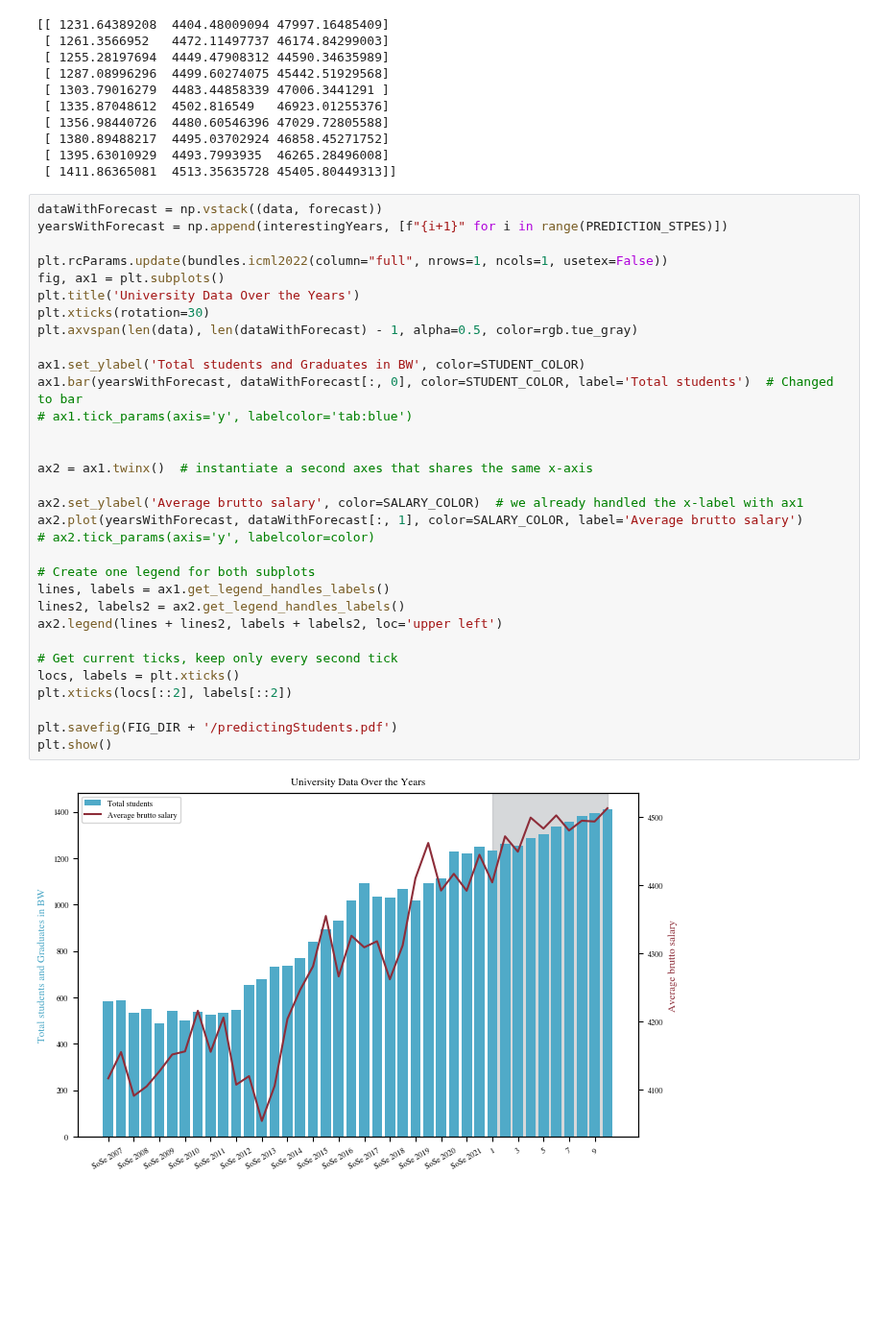
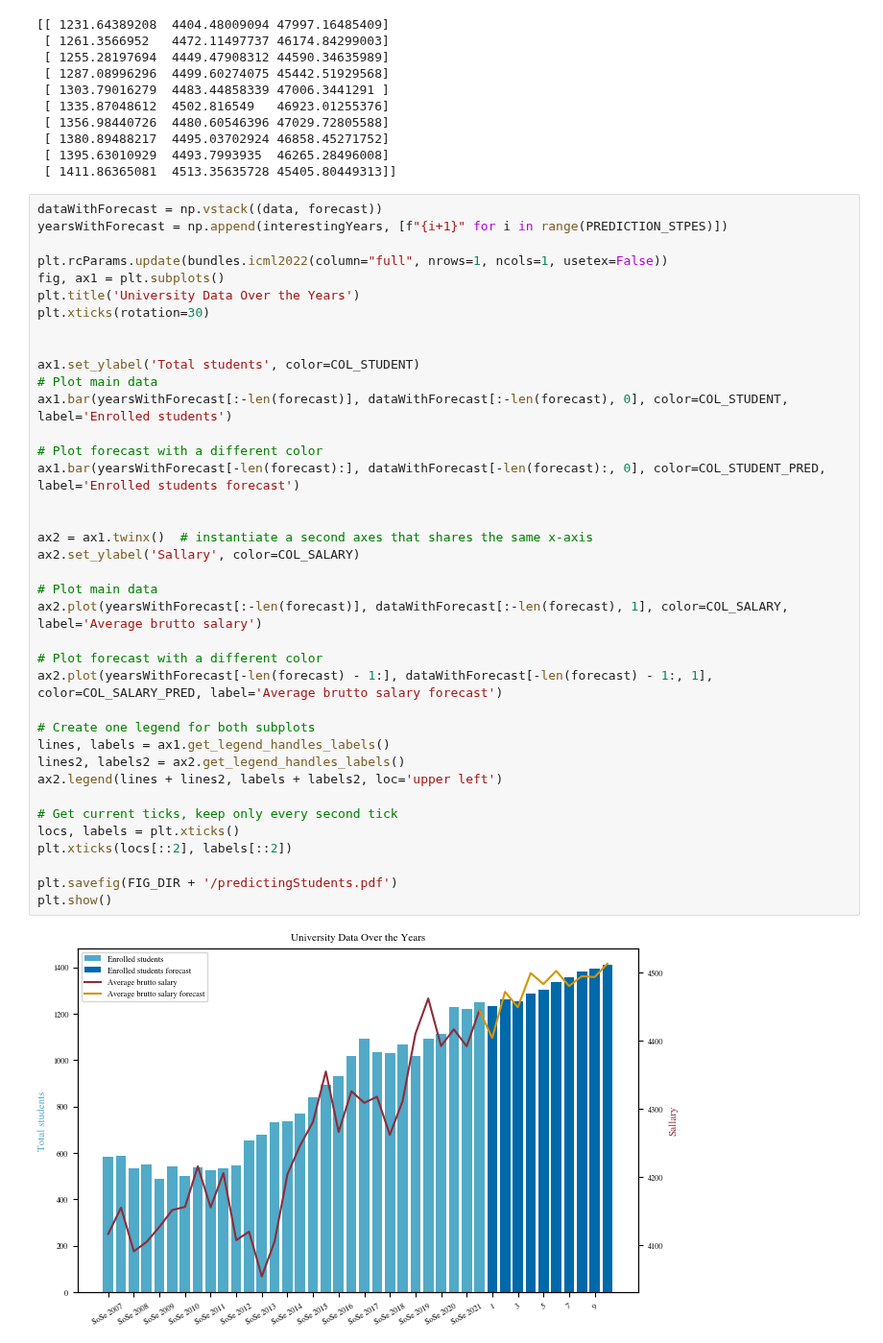
Before and after one commit to mxs01/AnalysingStudentDevelopment, a Jupyter notebook: exp/exp_regression.ipynb, the cells around one changed output. Shown at 96% size. Cells and saved outputs as stored; diff of their text form; blank space fills up the shorter version.

Commit message:
Better plot

```diff
--- a/exp/exp_regression.ipynb
+++ b/exp/exp_regression.ipynb
@@ -113,34 +113,40 @@ print(forecast)
 # %%
 dataWithForecast = np.vstack((data, forecast))
 yearsWithForecast = np.append(interestingYears, [f"{i+1}" for i in range(PREDICTION_STPES)])
 
 plt.rcParams.update(bundles.icml2022(column="full", nrows=1, ncols=1, usetex=False))
 fig, ax1 = plt.subplots()
 plt.title('University Data Over the Years')
 plt.xticks(rotation=30)
-plt.axvspan(len(data), len(dataWithForecast) - 1, alpha=0.5, color=rgb.tue_gray)
 
-ax1.set_ylabel('Total students and Graduates in BW', color=STUDENT_COLOR)
-ax1.bar(yearsWithForecast, dataWithForecast[:, 0], color=STUDENT_COLOR, label='Total students')  # Changed to bar
-# ax1.tick_params(axis='y', labelcolor='tab:blue')
+
+ax1.set_ylabel('Total students', color=COL_STUDENT)
+# Plot main data
+ax1.bar(yearsWithForecast[:-len(forecast)], dataWithForecast[:-len(forecast), 0], color=COL_STUDENT, label='Enrolled students')
+
+# Plot forecast with a different color
+ax1.bar(yearsWithForecast[-len(forecast):], dataWithForecast[-len(forecast):, 0], color=COL_STUDENT_PRED, label='Enrolled students forecast')
 
 
 ax2 = ax1.twinx()  # instantiate a second axes that shares the same x-axis
+ax2.set_ylabel('Sallary', color=COL_SALARY)
 
-ax2.set_ylabel('Average brutto salary', color=SALARY_COLOR)  # we already handled the x-label with ax1
-ax2.plot(yearsWithForecast, dataWithForecast[:, 1], color=SALARY_COLOR, label='Average brutto salary')
-# ax2.tick_params(axis='y', labelcolor=color)
+# Plot main data
+ax2.plot(yearsWithForecast[:-len(forecast)], dataWithForecast[:-len(forecast), 1], color=COL_SALARY, label='Average brutto salary')
+
+# Plot forecast with a different color
+ax2.plot(yearsWithForecast[-len(forecast) - 1:], dataWithForecast[-len(forecast) - 1:, 1], color=COL_SALARY_PRED, label='Average brutto salary forecast')
 
 # Create one legend for both subplots
 lines, labels = ax1.get_legend_handles_labels()
 lines2, labels2 = ax2.get_legend_handles_labels()
 ax2.legend(lines + lines2, labels + labels2, loc='upper left')
 
 # Get current ticks, keep only every second tick
 locs, labels = plt.xticks()
 plt.xticks(locs[::2], labels[::2])
 
 plt.savefig(FIG_DIR + '/predictingStudents.pdf')
 plt.show()
 # %% [output]
-[figure, old version]
+[figure, new version]
```
Also changed, not shown: parts of 4 cells of this notebook, 1 other file.
